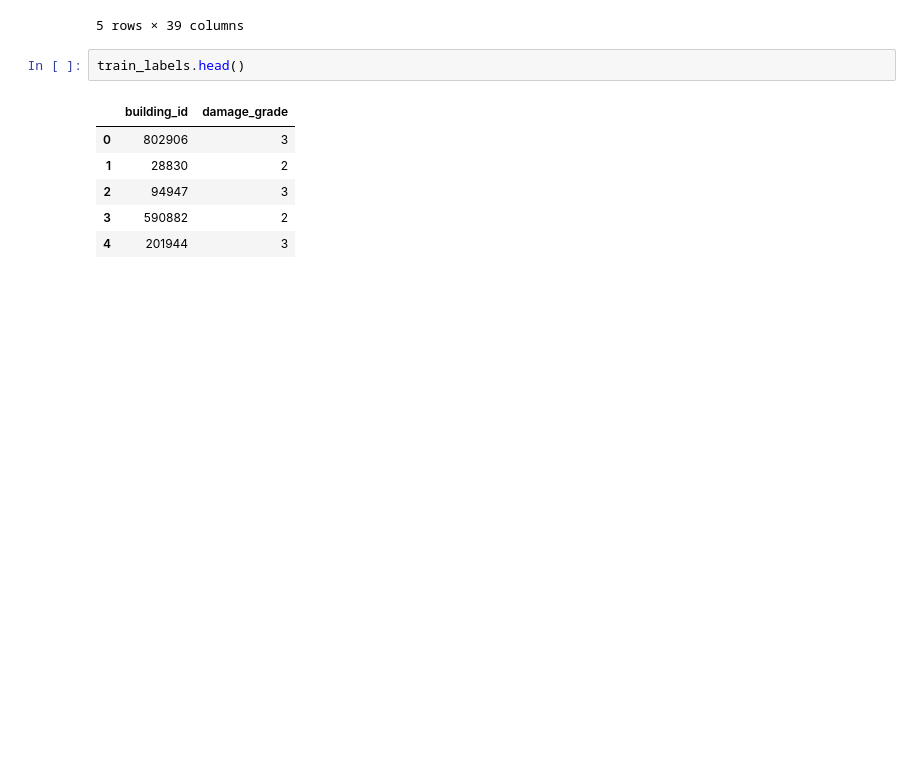
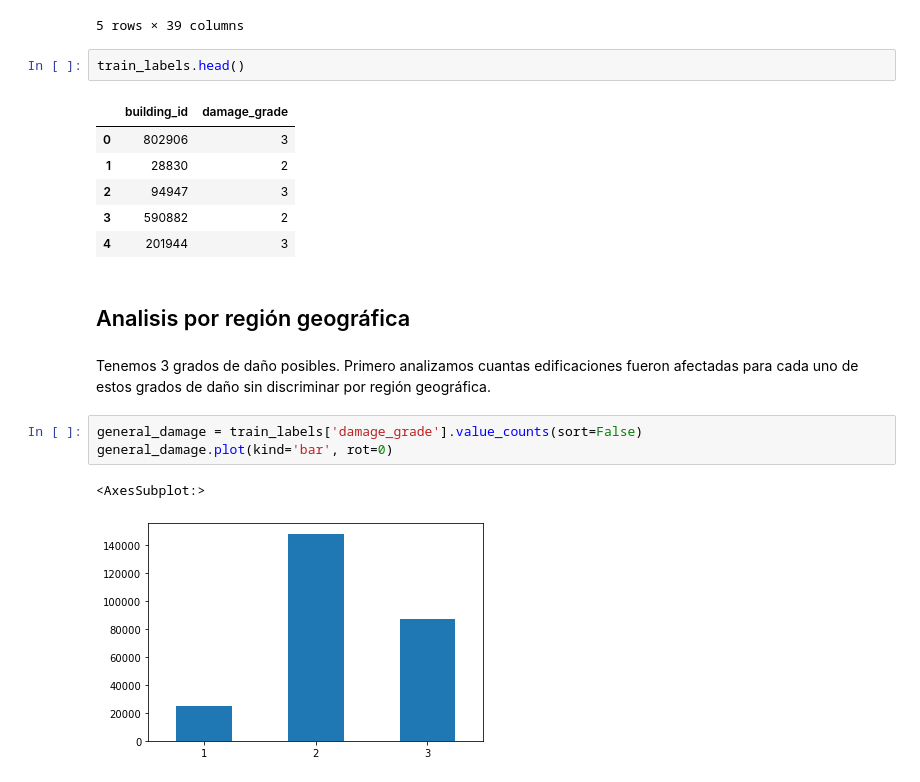
Before and after one commit to franvinas/7506-tp1, a Jupyter notebook: tp1.ipynb, the cells around one changed output. Cells and saved outputs as stored; diff of their text form; blank space fills up the shorter version.

Commit message:
Analisis por region

```diff
--- a/tp1.ipynb
+++ b/tp1.ipynb
@@ -50,3 +50,13 @@ train_labels.head()
 | 2 | 94947 | 3 |
 | 3 | 590882 | 2 |
 | 4 | 201944 | 3 |
+# %% [markdown]
+## Analisis por región geográfica
+# %% [markdown]
+Tenemos 3 grados de daño posibles. Primero analizamos cuantas edificaciones fueron afectadas para cada uno de estos grados de daño sin discriminar por región geográfica.
+# %%
+general_damage = train_labels['damage_grade'].value_counts(sort=False)
+general_damage.plot(kind='bar', rot=0)
+# %% [output]
+<AxesSubplot:>
+[figure, added]
```
Also changed, not shown: parts of 3 cells of this notebook.
